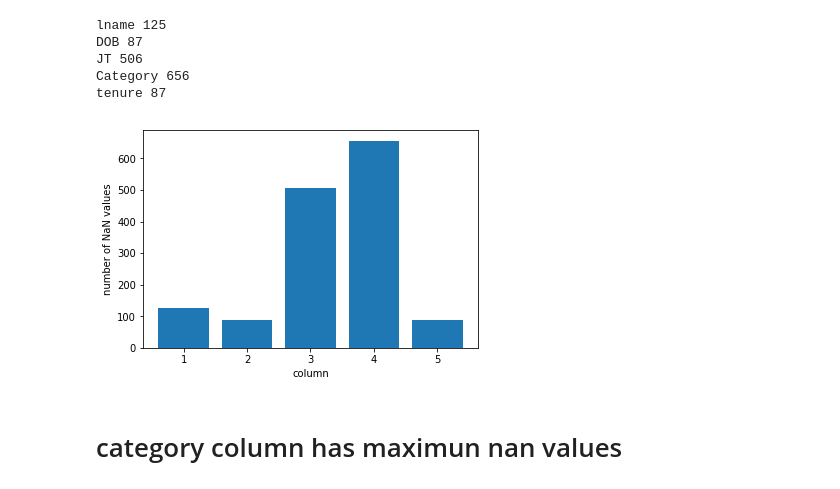
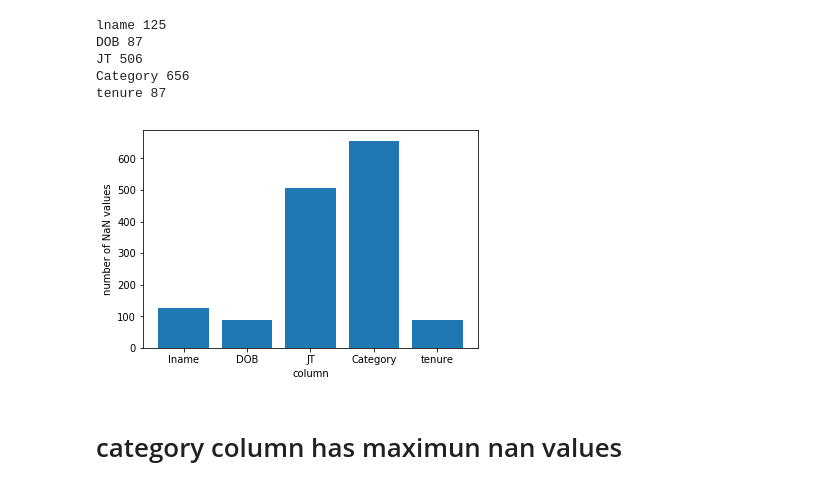
Before and after one commit to romy421kumari/KPMG, a Jupyter notebook: Customerdemography.ipynb, the cells around one changed output. Drawn from its saved outputs; the diff is of its cells as text; code cells hidden in the pictures.

```diff
--- a/Customerdemography.ipynb
+++ b/Customerdemography.ipynb
@@ -8,7 +8,7 @@ import warnings
 import math as ma
 warnings.filterwarnings("ignore")
 # %%
-df = pd.read_excel('KPMG_VI_New_raw_data_update_final.xlsx', sheetname="CustomerDemographic")
+df = pd.read_excel('KPMG_VI_New_raw_data_update_final.xlsx', sheetname="NewCustomerList")
 df.head()
 # %% [output]
 |  | Note: The data and information in... | Unnamed: 1 | Unnamed: 2 | Unnamed: 3 | Unnamed: 4 | Unnamed: 5 | Unnamed: 6 | ... |
@@ -196,12 +197,14 @@ tenure 87
 # %%
 x=[1,2,3,4,5]
 y=[lnamenan, DOBnan,JTnan,Categorynan,tenurenan]
+label=['lname','DOB','JT','Category','tenure']
 plt.xlabel('column')
 plt.ylabel('number of NaN values')
+plt.xticks(x,label)
 plt.bar(x,y)
 
 plt.show()
 # %% [output]
-[figure, old version]
+[figure, new version]
 # %% [markdown]
 # category column has maximun nan values
```
Also changed, not shown: parts of 1 cell of this notebook, 1 other file.
